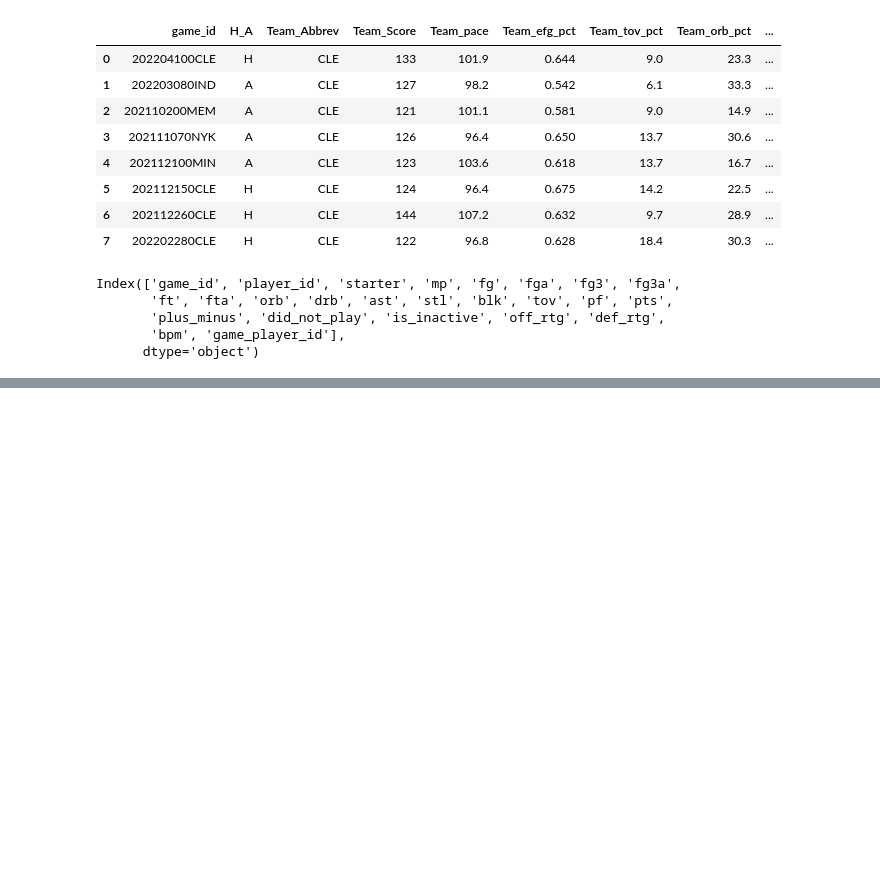
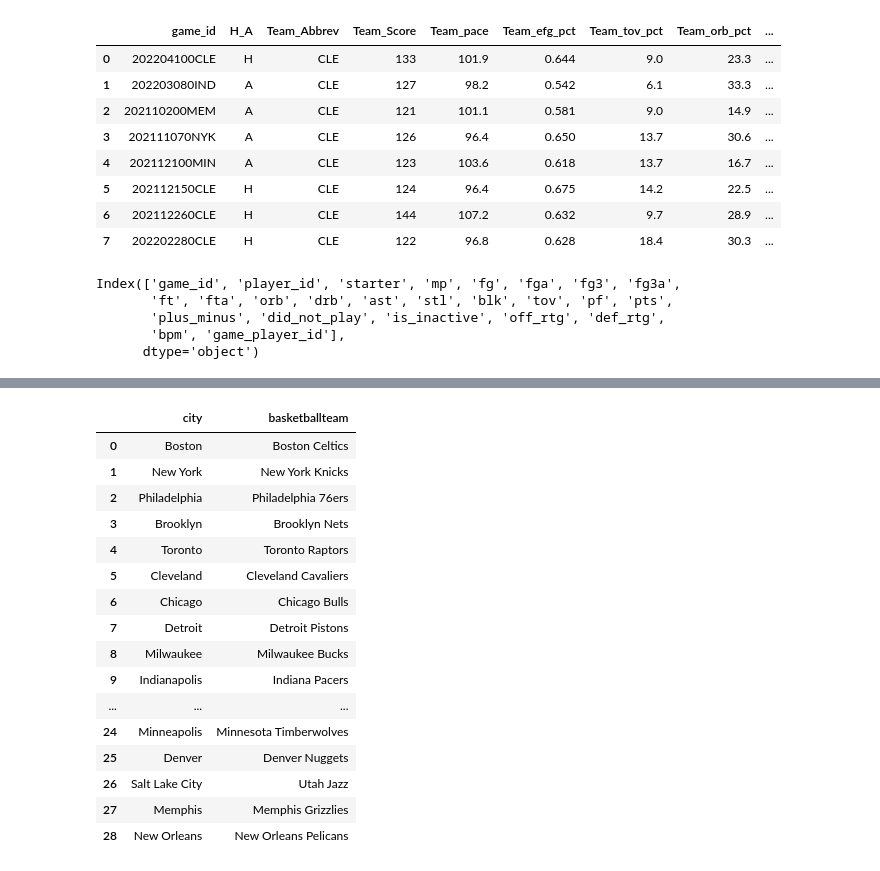
Before and after one commit to meesuny/contrans, a Jupyter notebook: examples/nba_example.ipynb, the cells around one changed output, grey strips where cells are left out. Cells and saved outputs as stored; diff of their text form; code cells hidden in the pictures; blank space fills up the shorter version.

```diff
--- a/examples/nba_example.ipynb
+++ b/examples/nba_example.ipynb
@@ -334,0 +387,39 @@ Index(['game_id', 'player_id', 'starter', 'mp', 'fg', 'fga', 'fg3', 'fg3a',
+# %%
+nba_dict = {'city':['Boston','New York','Philadelphia','Brooklyn','Toronto',
+                   'Cleveland','Chicago','Detroit','Milwaukee','Indianapolis',
+                   'Atlanta', 'Washington','Orlando','Miami','Charlotte',
+                   'Los Angeles','San Francisco','Portland','Sacramento',
+                   'Phoenix','San Antonio','Dallas','Houston','Oklahoma City',
+                   'Minneapolis','Denver','Salt Lake City','Memphis','New Orleans'],
+           'basketballteam':['Boston Celtics','New York Knicks','Philadelphia 76ers',
+                             'Brooklyn Nets','Toronto Raptors',
+                            'Cleveland Cavaliers','Chicago Bulls','Detroit Pistons',
+                             'Milwaukee Bucks','Indiana Pacers',
+                            'Atlanta Hawks','Washington Wizards','Orlando Magic',
+                             'Miami Heat','Charlotte Hornets',
+                            ['L.A. Lakers','L.A. Clippers'],'Golden State Warriors',
+                             'Portland Trailblazers','Sacramento Kings',
+                            'Phoenix Suns','San Antonio Spurs','Dallas Mavericks',
+                             'Houston Rockets','Oklahoma City Thunder',
+                            'Minnesota Timberwolves','Denver Nuggets',
+                             'Utah Jazz','Memphis Grizzlies','New Orleans Pelicans']}
+nba_df = pd.DataFrame(nba_dict)
+nba_df
+# %% [output]
+|  | city | basketballteam |
+| 0 | Boston | Boston Celtics |
+| 1 | New York | New York Knicks |
+| 2 | Philadelphia | Philadelphia 76ers |
+| 3 | Brooklyn | Brooklyn Nets |
+| 4 | Toronto | Toronto Raptors |
+| 5 | Cleveland | Cleveland Cavaliers |
+| 6 | Chicago | Chicago Bulls |
+| 7 | Detroit | Detroit Pistons |
+| 8 | Milwaukee | Milwaukee Bucks |
+| 9 | Indianapolis | Indiana Pacers |
+| ... | ... | ... |
+| 24 | Minneapolis | Minnesota Timberwolves |
+| 25 | Denver | Denver Nuggets |
+| 26 | Salt Lake City | Utah Jazz |
+| 27 | Memphis | Memphis Grizzlies |
+| 28 | New Orleans | New Orleans Pelicans |
```
Also changed, not shown: parts of 7 cells of this notebook, 3 other files.
